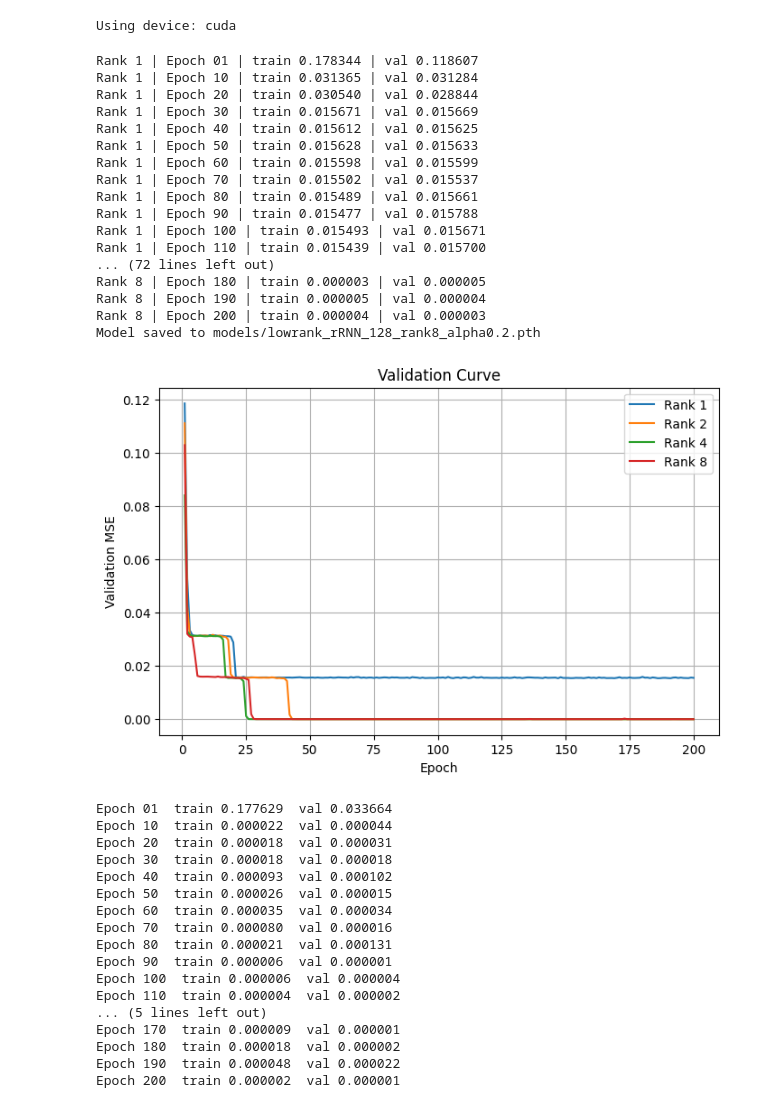
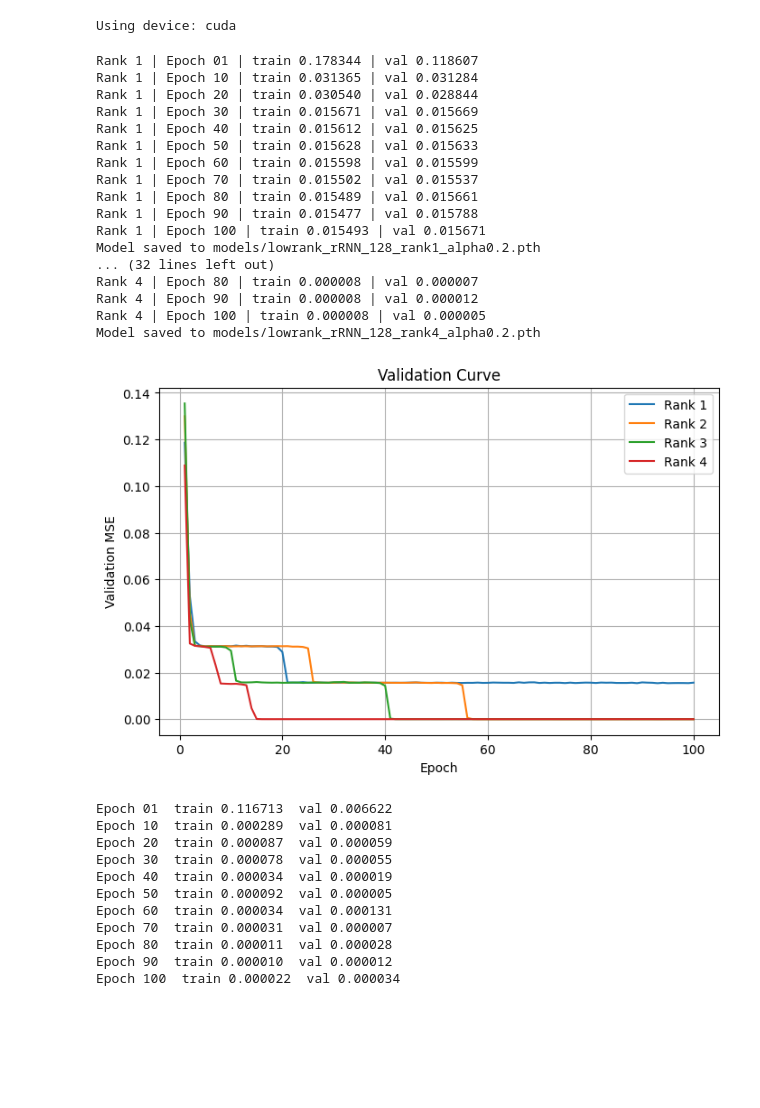
Before and after one commit to hyeonseoy30-stack/Low-rank_RNN_proj, a Jupyter notebook: Untitled20.ipynb, the cells around one changed output. Drawn from its saved outputs; the diff is of its cells as text; code cells hidden in the pictures; blank space fills up the shorter version.

```diff
--- a/Untitled20.ipynb
+++ b/Untitled20.ipynb
@@ -64,7 +64,7 @@ import sys
 # ---------------- Config ----------------
 class Config:
     batch_size = 128
-    n_epochs = 200
+    n_epochs = 100
     lr = 5e-4
     hidden_size = 128
     rnn_layers = 1
@@ -528,7 +528,7 @@ def train_and_evaluate(save_path):
 
 if __name__ == "__main__":
 
-    ranks = [1, 2, 4, 8]
+    ranks = [1, 2, 3, 4]
 
     results = {}
 
@@ -551,40 +551,40 @@ if __name__ == "__main__":
     # ---------- Plot ----------
     plt.figure(figsize=(8,5))
 
     for rank in ranks:
         _, val_curve = results[rank]
 
         plt.plot(
             range(1, cfg.n_epochs + 1),
             val_curve,
             label=f"Rank {rank}"
         )
 
     plt.xlabel("Epoch")
     plt.ylabel("Validation MSE")
     plt.title("Validation Curve")
     plt.legend()
     plt.grid(True)
     plt.show()
 # %% [output]
 Rank 1 | Epoch 01 | train 0.178344 | val 0.118607
 Rank 1 | Epoch 10 | train 0.031365 | val 0.031284
 Rank 1 | Epoch 20 | train 0.030540 | val 0.028844
 Rank 1 | Epoch 30 | train 0.015671 | val 0.015669
 Rank 1 | Epoch 40 | train 0.015612 | val 0.015625
 Rank 1 | Epoch 50 | train 0.015628 | val 0.015633
 Rank 1 | Epoch 60 | train 0.015598 | val 0.015599
 Rank 1 | Epoch 70 | train 0.015502 | val 0.015537
 Rank 1 | Epoch 80 | train 0.015489 | val 0.015661
 Rank 1 | Epoch 90 | train 0.015477 | val 0.015788
 Rank 1 | Epoch 100 | train 0.015493 | val 0.015671
-Rank 1 | Epoch 110 | train 0.015439 | val 0.015700
-... (72 lines left out)
-Rank 8 | Epoch 180 | train 0.000003 | val 0.000005
-Rank 8 | Epoch 190 | train 0.000005 | val 0.000004
-Rank 8 | Epoch 200 | train 0.000004 | val 0.000003
-Model saved to models/lowrank_rRNN_128_rank8_alpha0.2.pth
+Model saved to models/lowrank_rRNN_128_rank1_alpha0.2.pth
+... (32 lines left out)
+Rank 4 | Epoch 80 | train 0.000008 | val 0.000007
+Rank 4 | Epoch 90 | train 0.000008 | val 0.000012
+Rank 4 | Epoch 100 | train 0.000008 | val 0.000005
+Model saved to models/lowrank_rRNN_128_rank4_alpha0.2.pth
-[figure, old version]
+[figure, new version]
 # %%
 def train_and_evaluate_fullrank(save_path):
     train_cfg = SampleConfig(
@@ -674,23 +674,17 @@ full_model, _, full_train_curve, full_val_curve = train_and_evaluate_fullrank(
     "models/fullrank_rRNN_16_alpha0.2.pth"
 )
 # %% [output]
-Epoch 01  train 0.177629  val 0.033664
-Epoch 10  train 0.000022  val 0.000044
-Epoch 20  train 0.000018  val 0.000031
-Epoch 30  train 0.000018  val 0.000018
-Epoch 40  train 0.000093  val 0.000102
-Epoch 50  train 0.000026  val 0.000015
-Epoch 60  train 0.000035  val 0.000034
-Epoch 70  train 0.000080  val 0.000016
-Epoch 80  train 0.000021  val 0.000131
-Epoch 90  train 0.000006  val 0.000001
-Epoch 100  train 0.000006  val 0.000004
-Epoch 110  train 0.000004  val 0.000002
-... (5 lines left out)
-Epoch 170  train 0.000009  val 0.000001
-Epoch 180  train 0.000018  val 0.000002
-Epoch 190  train 0.000048  val 0.000022
-Epoch 200  train 0.000002  val 0.000001
+Epoch 01  train 0.116713  val 0.006622
+Epoch 10  train 0.000289  val 0.000081
+Epoch 20  train 0.000087  val 0.000059
+Epoch 30  train 0.000078  val 0.000055
+Epoch 40  train 0.000034  val 0.000019
+Epoch 50  train 0.000092  val 0.000005
+Epoch 60  train 0.000034  val 0.000131
+Epoch 70  train 0.000031  val 0.000007
+Epoch 80  train 0.000011  val 0.000028
+Epoch 90  train 0.000010  val 0.000012
+Epoch 100  train 0.000022  val 0.000034
 # %%
 plt.figure(figsize=(8,5))
 
```
Also changed, not shown: parts of 1 cell of this notebook.
